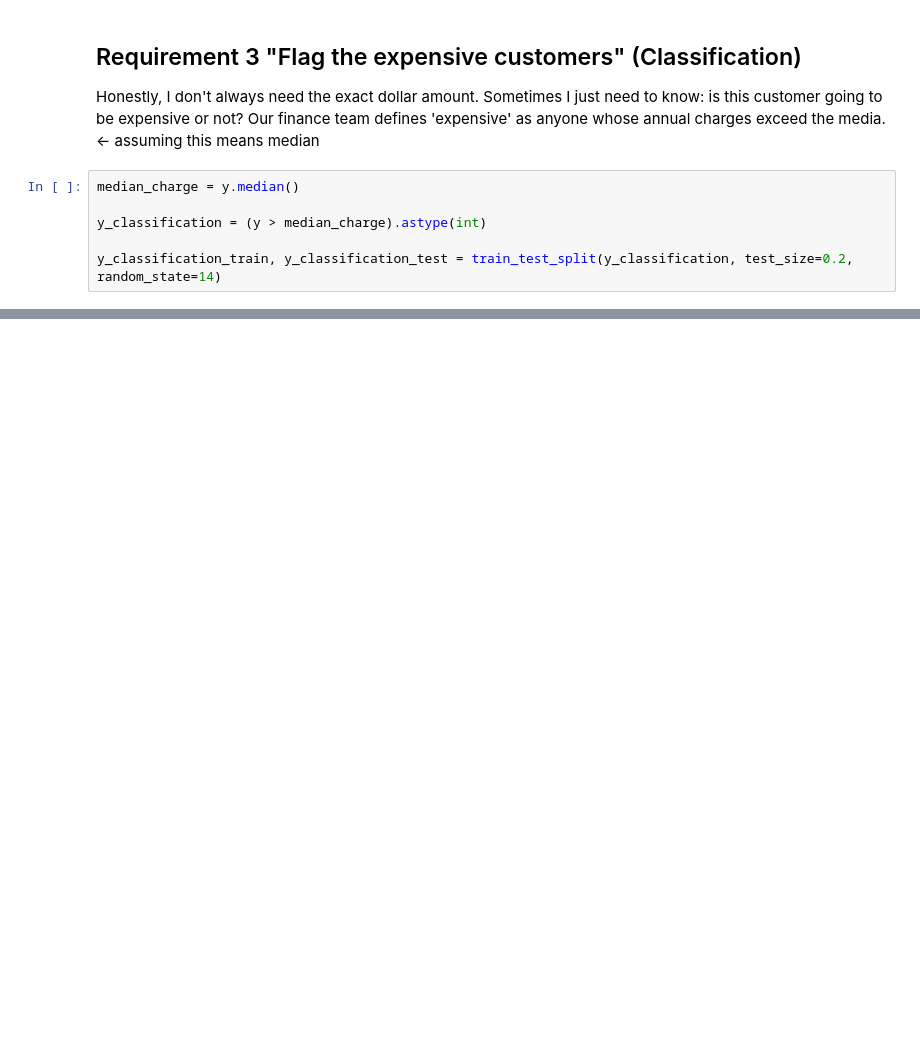
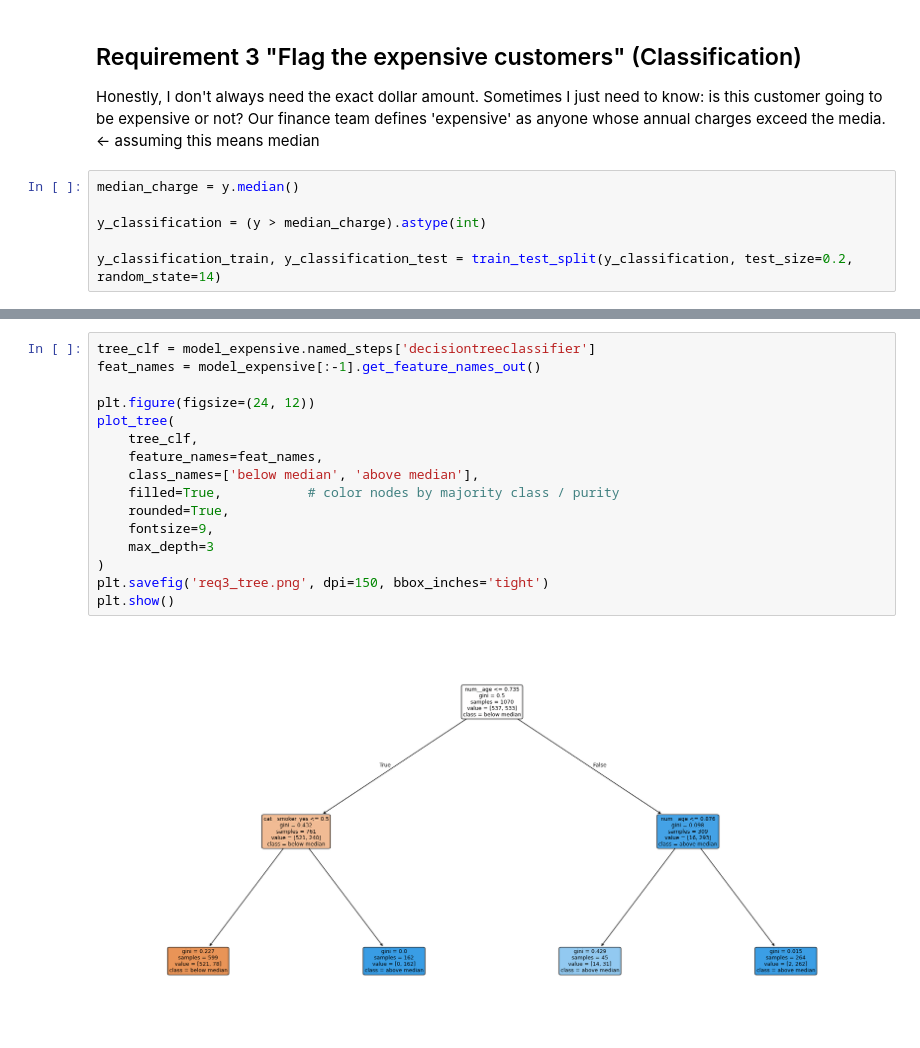
Before and after one commit to emarkow1/EECE-5644-miniproject-02, a Jupyter notebook: miniproject02.ipynb, the cells around one changed output, grey strips where cells are left out. Drawn from its saved outputs; the diff is of its cells as text; blank space fills up the shorter version.

```diff
--- a/miniproject02.ipynb
+++ b/miniproject02.ipynb
@@ -445,0 +481,18 @@ ConfusionMatrixDisplay.from_estimator(model_expensive, X_test, y_classification_
+# %%
+tree_clf = model_expensive.named_steps['decisiontreeclassifier']
+feat_names = model_expensive[:-1].get_feature_names_out()
+
+plt.figure(figsize=(24, 12))
+plot_tree(
+    tree_clf,
+    feature_names=feat_names,
+    class_names=['below median', 'above median'],
+    filled=True,           # color nodes by majority class / purity
+    rounded=True,
+    fontsize=9,
+    max_depth=3
+)
+plt.savefig('req3_tree.png', dpi=150, bbox_inches='tight')
+plt.show()
+# %% [output]
+[figure, added]
```
Also changed, not shown: parts of 9 cells of this notebook, 1 other file.
